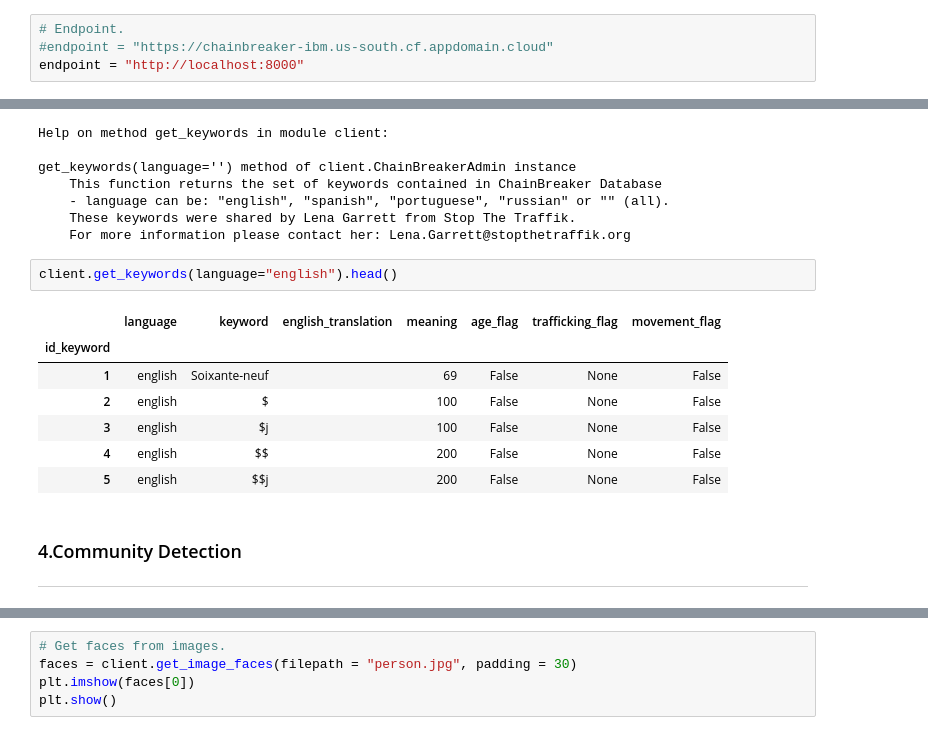
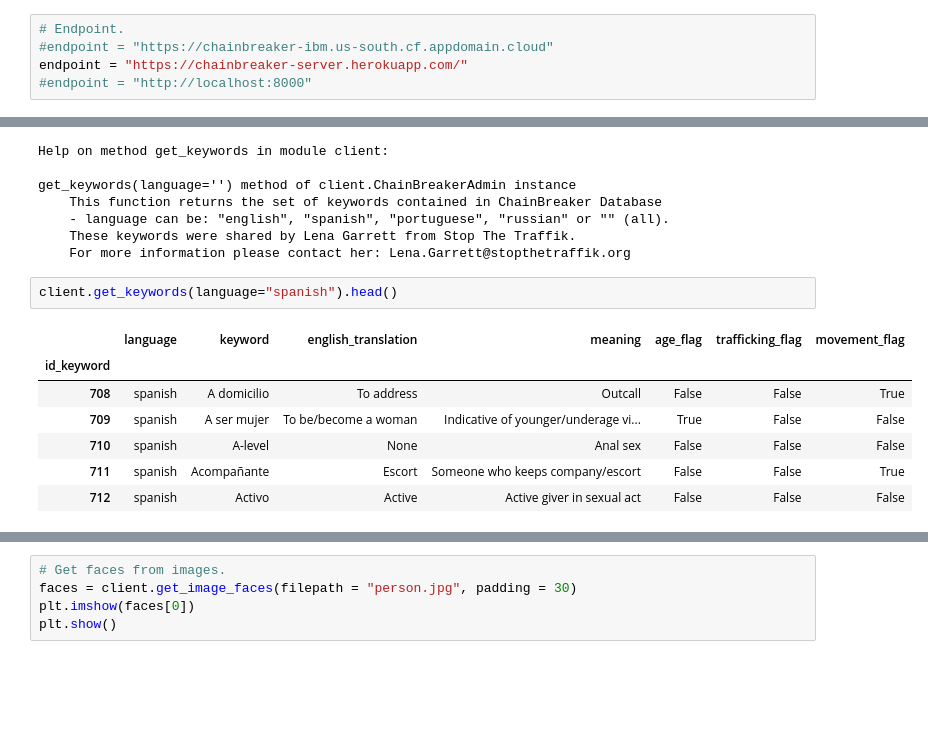
Before and after one commit to ChainBreakerCommunity/chainbreaker-api, a Jupyter notebook: chainbreaker_api/ChainBreakerAPI.ipynb, the cells around one changed output, grey strips where cells are left out. Drawn from its saved outputs; the diff is of its cells as text; blank space fills up the shorter version.

```diff
--- a/chainbreaker_api/ChainBreakerAPI.ipynb
+++ b/chainbreaker_api/ChainBreakerAPI.ipynb
@@ -19,7 +19,8 @@ import matplotlib.pyplot as plt
 # %%
 # Endpoint.
 #endpoint = "https://chainbreaker-ibm.us-south.cf.appdomain.cloud"
-endpoint = "http://localhost:8000"
+endpoint = "https://chainbreaker-server.herokuapp.com/"
+#endpoint = "http://localhost:8000"
 # %%
 # Create client.
 client = ChainBreakerAdmin(endpoint)
@@ -154,15 +159,12 @@ get_keywords(language='') method of client.ChainBreakerAdmin instance
     These keywords were shared by Lena Garrett from Stop The Traffik.
     For more information please contact her: Lena.Garrett@stopthetraffik.org
 # %%
-client.get_keywords(language="english").head()
+client.get_keywords(language="spanish").head()
 # %% [output]
 |  | language | keyword | english_translation | meaning | age_flag | trafficking_flag | movement_flag |
 | id_keyword |  |  |  |  |  |  |  |
-| 1 | english | Soixante-neuf |  | 69 | False | None | False |
-| 2 | english | $ |  | 100 | False | None | False |
-| 3 | english | $j |  | 100 | False | None | False |
-| 4 | english | $$ |  | 200 | False | None | False |
-| 5 | english | $$j |  | 200 | False | None | False |
+| 708 | spanish | A domicilio | To address | Outcall | False | False | True |
+| 709 | spanish | A ser mujer | To be/become a woman | Indicative of younger/underage vi... | True | False | False |
+| 710 | spanish | A-level | None | Anal sex | False | False | False |
+| 711 | spanish | Acompañante | Escort | Someone who keeps company/escort | False | False | True |
+| 712 | spanish | Activo | Active | Active giver in sexual act | False | False | False |
-# %% [markdown]
-### 4.Community Detection
----
```
Also changed, not shown: parts of 34 cells of this notebook, 3 other files.
